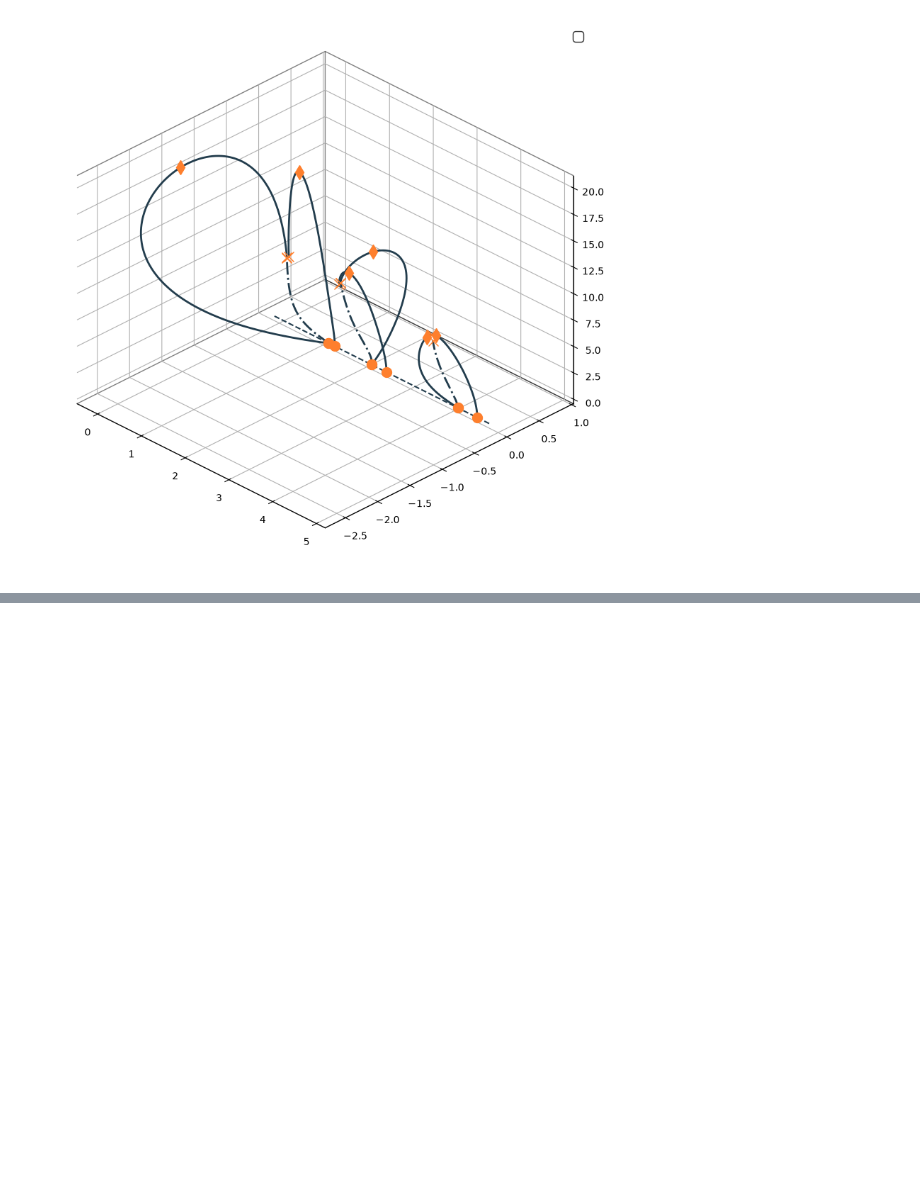
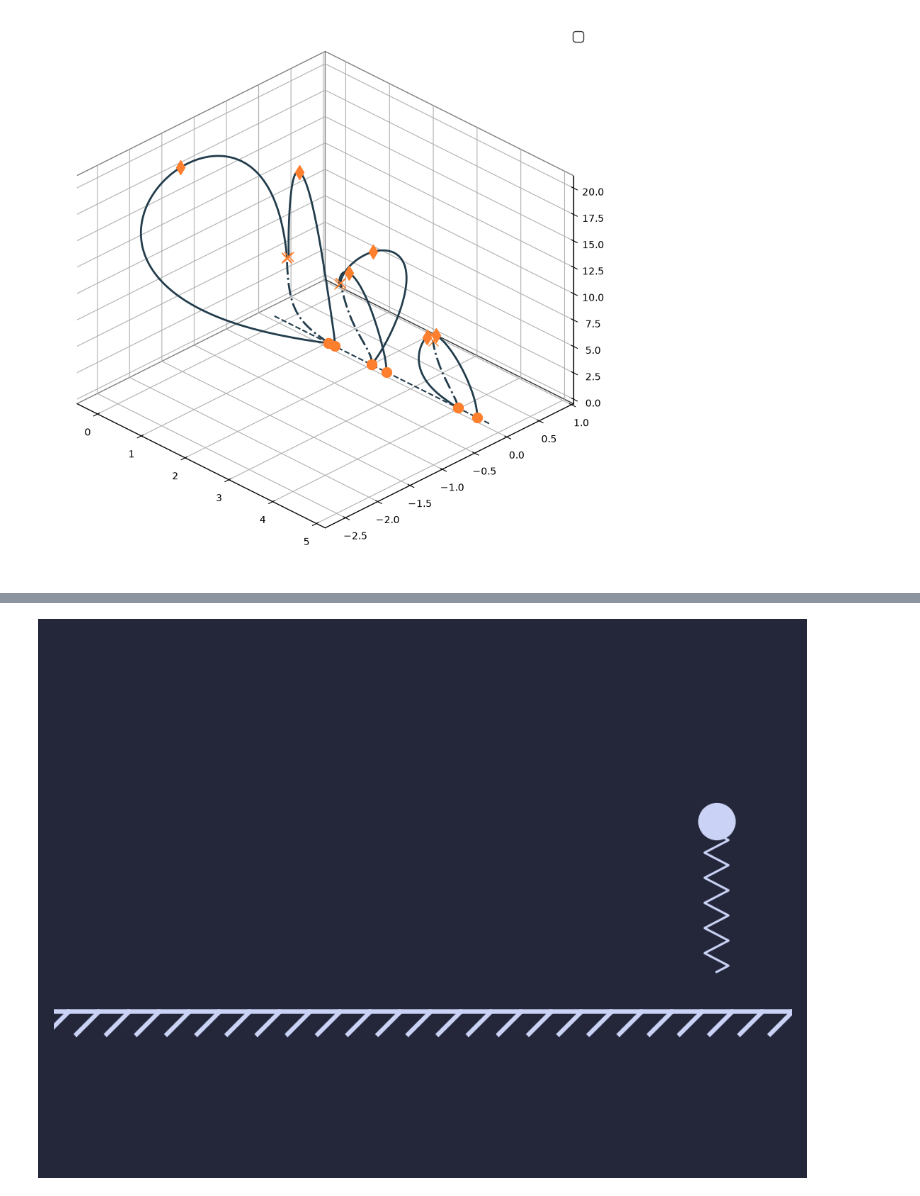
Before and after one commit to GLembrez/NMM-hopper, a Jupyter notebook: rendering.ipynb, the cells around one changed output, grey strips where cells are left out. Cells and saved outputs as stored; diff of their text form; code cells hidden in the pictures; blank space fills up the shorter version.

Commit message:
added animation

```diff
--- a/rendering.ipynb
+++ b/rendering.ipynb
@@ -184,41 +193,44 @@ print(xh.shape)
 from matplotlib import animation
 
 bgColor = '#24273a'
 mainColor = '#cad3f5'
 floor_coor = 0
 
 
 def animate(i):
-    body.set_data([xh[i, 0]], [xh[i, 1]])
+    body.set_data([xh[0,i]], [xh[1,i]])
     X, Y = spring(
-        np.array([xh[i, 0],xh[i, 1]]),
-        np.array([xh[i, 0],xh[i, 1]]) - rh[i] * np.array([-np.sin(ah[0, i]), np.cos(ah[0, i])]),
+        np.array([xh[0,i],xh[1,i]]),
+        np.array([xh[0,i],xh[1,i]]) - rh[i] * np.array([-np.sin(ah[i]), np.cos(ah[i])]),
         12,
         0.18,
     )
     leg.set_data(X, Y)
     return body,leg,
 
 
 fig = plt.figure(figsize=(6, 5), dpi=200, facecolor=bgColor)
 ax = fig.add_subplot(1, 1, 1)
-ax.set_xlim(np.min(xh[:,0])-0.5, np.max(xh[:,0])+0.5)
+ax.set_xlim(np.min(xh[0,:])-0.5, np.max(xh[0,:])+0.5)
 ax.set_ylim(-1, 2.5)
 ax.set_aspect("equal")
 ax.set_facecolor(bgColor)
 ax.set(xticklabels=[], yticklabels=[])
 ax.set_axis_off()
 
 (leg,) = ax.plot([], [], lw=1.0, color=mainColor)
-(body,) = ax.plot([], [], "o", ms=8, lw=0, color=mainColor)
-ground = []
-for i in range(20):
-    (ground_seg,) = ax.plot([],[], lw=2.0,color=mainColor)
-    ground.append(ground_seg)
+(body,) = ax.plot([], [], "o", ms=16, lw=0, color=mainColor)
+
+floor_coor = np.min(xh[0,:])-1
+length = np.max(xh[0,:]) - np.min(xh[0,:]) + 2
+for i in range(int(length/0.2)):
+    ax.plot([floor_coor+i*0.2,floor_coor+i*0.2 + 0.2,floor_coor+i*0.2 + 0.05],[0,0,-0.15], lw=2.0,color=mainColor)
 
 
 
 
-ani = animation.FuncAnimation(fig, animate, range(0,xh.shape[0],1), blit=True,repeat=True)
-writervideo = animation.FFMpegWriter(fps=60)
+ani = animation.FuncAnimation(fig, animate, range(0,xh.shape[1],1), blit=True,repeat=True)
+writervideo = animation.FFMpegWriter(fps=30)
 ani.save("output/hopper.mp4", writer=writervideo, savefig_kwargs=dict(facecolor=bgColor))
+# %% [output]
+[figure, added]
```
Also changed, not shown: parts of 1 cell of this notebook, 1 other file.
